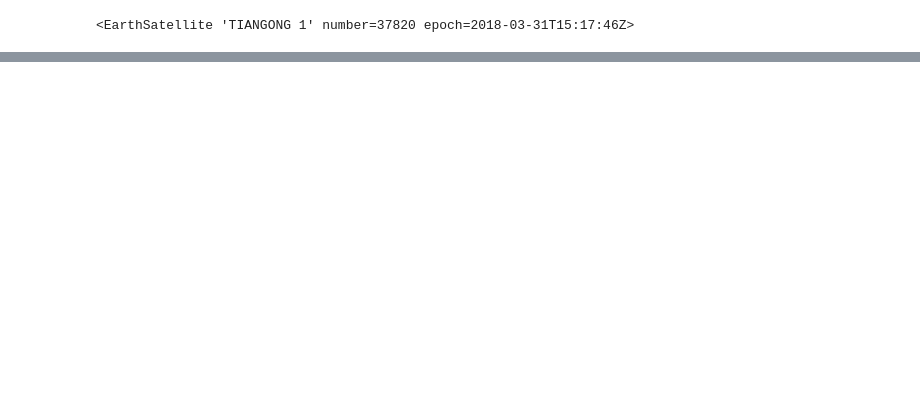
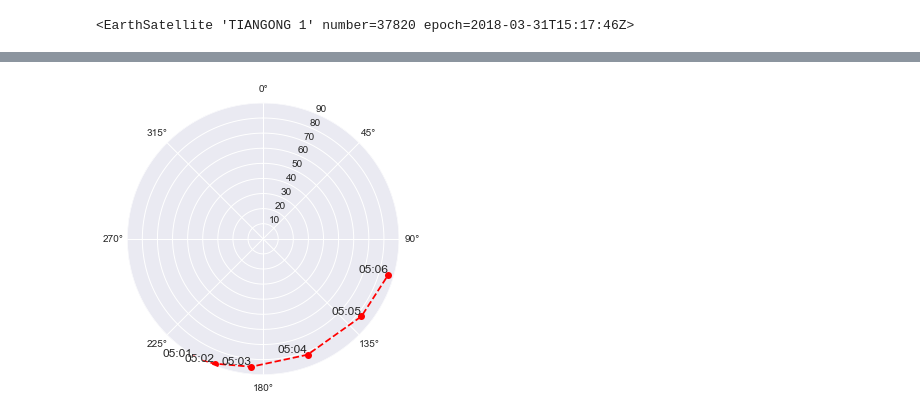
Before and after one commit to skyfielders/astronomy-notebooks, a Jupyter notebook: Talks/2018-08-pybay.ipynb, the cells around one changed output, grey strips where cells are left out. Saved outputs shown, nothing was run; the diff lists cells and outputs as text; code cells hidden in the pictures; blank space fills up the shorter version.

```diff
--- a/Talks/2018-08-pybay.ipynb
+++ b/Talks/2018-08-pybay.ipynb
@@ -637,0 +686,4 @@ plot(t.utc_datetime(), alt.degrees)
+# %%
+for i, j in passes:
+    tm = maximize(t[i], t[j], 1/24/3600, f)
+    print(tm.astimezone(eastern), f(tm))
@@ -637,0 +696,22 @@ plot(t.utc_datetime(), alt.degrees)
+# %%
+def plot_sky(pass_indices):
+    i, j = pass_indices
+    print('Rises:', t[i].astimezone(eastern))
+    print('Sets:', t[j].astimezone(eastern))
+
+    # Set up the polar plot.
+    ax = plt.subplot(111, projection='polar')
+    ax.set_rlim([0, 90])
+    ax.set_theta_zero_location('N')
+    ax.set_theta_direction(-1)
+
+    # Draw line and labels.
+    θ = az.radians
+    r = 90 - alt.degrees
+    ax.plot(θ[i:j], r[i:j], 'ro--')
+    for k in range(i, j):
+        text = t[k].astimezone(eastern).strftime('%H:%M')
+        ax.text(θ[k], r[k], text, ha='right', va='bottom')
+# %%
+plot_sky(passes[0])
+# %% [output]
@@ -637,0 +720 @@ plot(t.utc_datetime(), alt.degrees)
+[figure, added]
```
Also changed, not shown: parts of 28 cells of this notebook, 2 other files.
